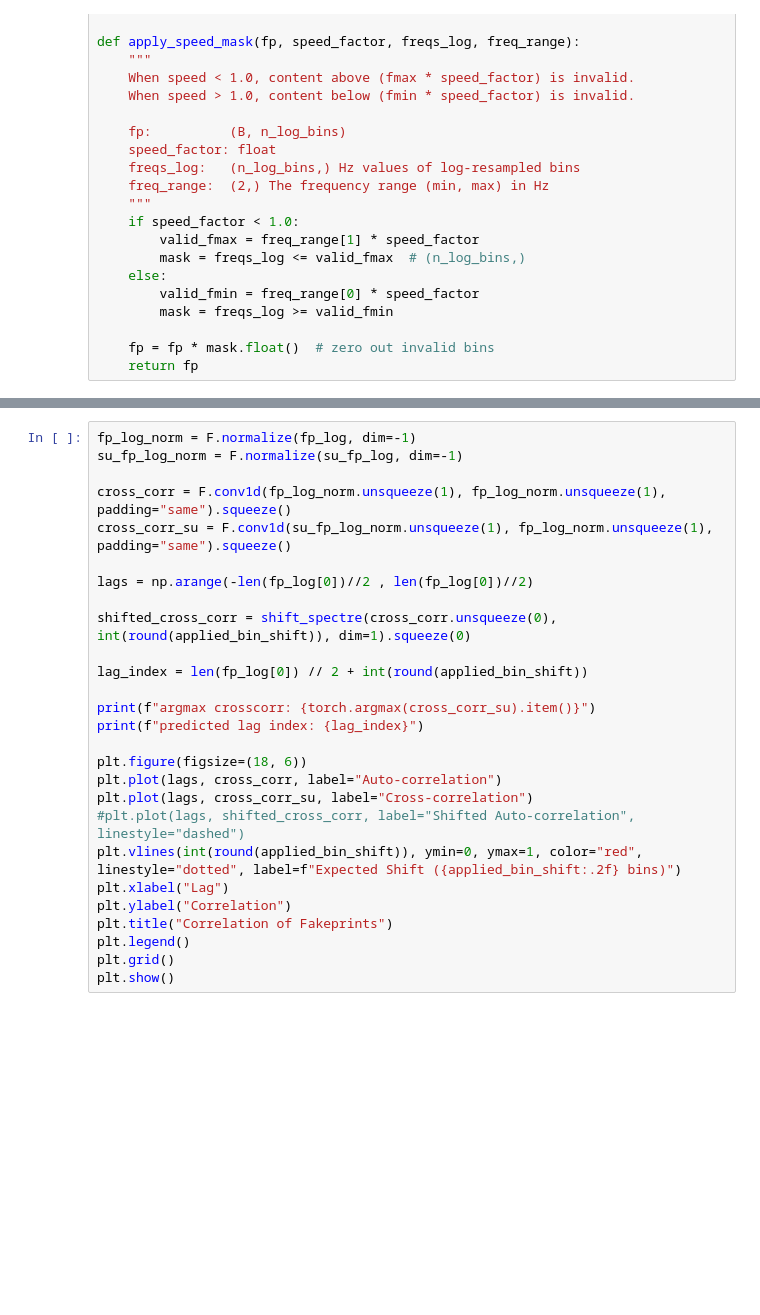
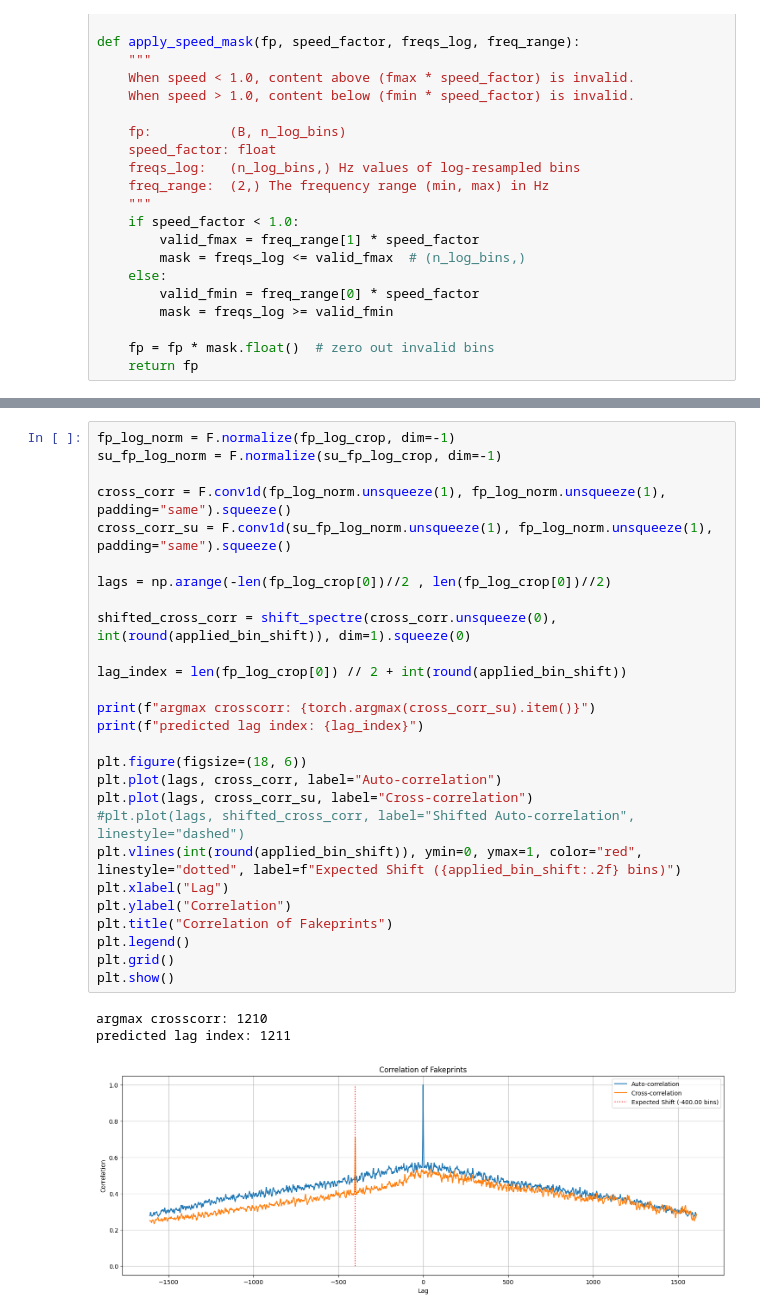
Before and after one commit to thomas0barand/robust-deepfake-detector, a Jupyter notebook: show_lag.ipynb, the cells around one changed output, grey strips where cells are left out. Cells and saved outputs as stored; diff of their text form; blank space fills up the shorter version.

```diff
--- a/show_lag.ipynb
+++ b/show_lag.ipynb
@@ -230,27 +251,31 @@ plt.show()
 # %%
-fp_log_norm = F.normalize(fp_log, dim=-1)
-su_fp_log_norm = F.normalize(su_fp_log, dim=-1)
+fp_log_norm = F.normalize(fp_log_crop, dim=-1)
+su_fp_log_norm = F.normalize(su_fp_log_crop, dim=-1)
 
 cross_corr = F.conv1d(fp_log_norm.unsqueeze(1), fp_log_norm.unsqueeze(1), padding="same").squeeze()
 cross_corr_su = F.conv1d(su_fp_log_norm.unsqueeze(1), fp_log_norm.unsqueeze(1), padding="same").squeeze()
 
-lags = np.arange(-len(fp_log[0])//2 , len(fp_log[0])//2)
+lags = np.arange(-len(fp_log_crop[0])//2 , len(fp_log_crop[0])//2)
 
 shifted_cross_corr = shift_spectre(cross_corr.unsqueeze(0), int(round(applied_bin_shift)), dim=1).squeeze(0)
 
-lag_index = len(fp_log[0]) // 2 + int(round(applied_bin_shift))
+lag_index = len(fp_log_crop[0]) // 2 + int(round(applied_bin_shift))
 
 print(f"argmax crosscorr: {torch.argmax(cross_corr_su).item()}")
 print(f"predicted lag index: {lag_index}")
 
 plt.figure(figsize=(18, 6))
 plt.plot(lags, cross_corr, label="Auto-correlation")
 plt.plot(lags, cross_corr_su, label="Cross-correlation")
 #plt.plot(lags, shifted_cross_corr, label="Shifted Auto-correlation", linestyle="dashed")
 plt.vlines(int(round(applied_bin_shift)), ymin=0, ymax=1, color="red", linestyle="dotted", label=f"Expected Shift ({applied_bin_shift:.2f} bins)")
 plt.xlabel("Lag")
 plt.ylabel("Correlation")
 plt.title("Correlation of Fakeprints")
 plt.legend()
 plt.grid()
 plt.show()
+# %% [output]
+argmax crosscorr: 1210
+predicted lag index: 1211
+[figure, added]
```
Also changed, not shown: parts of 5 cells of this notebook, 12 other files.
